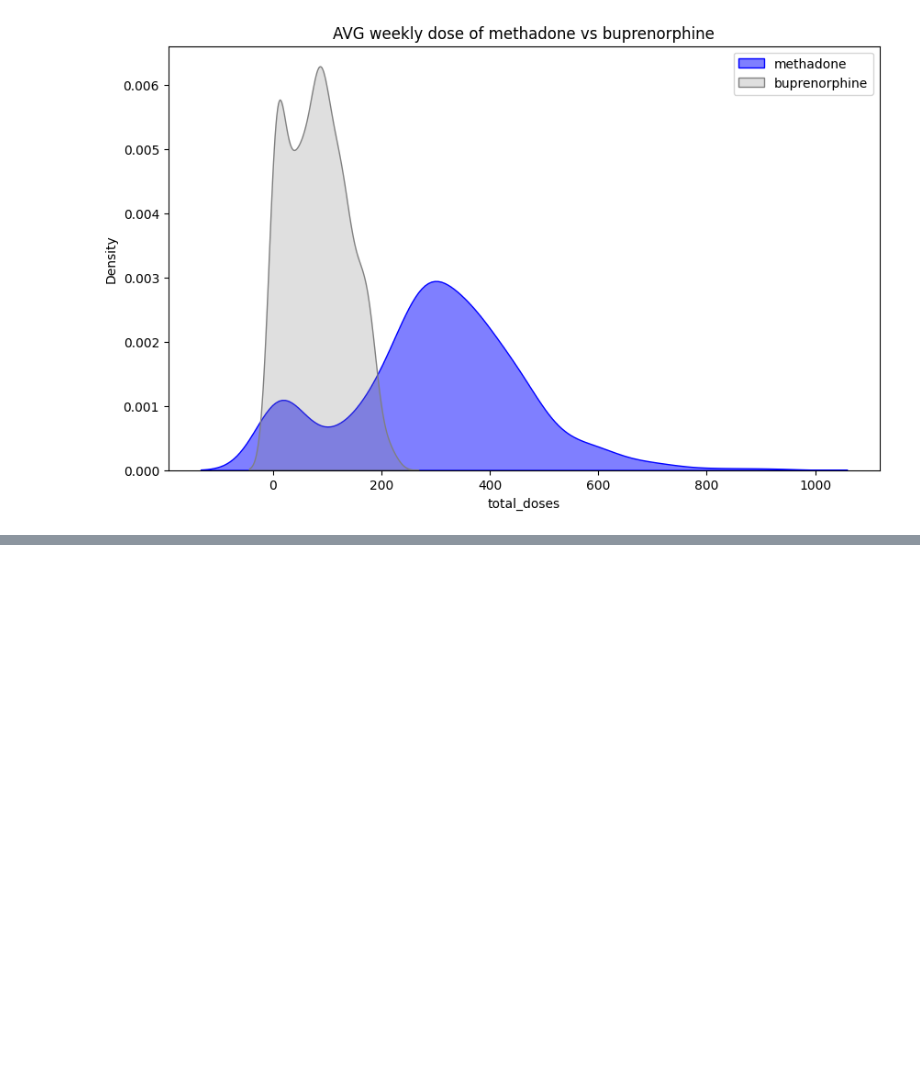
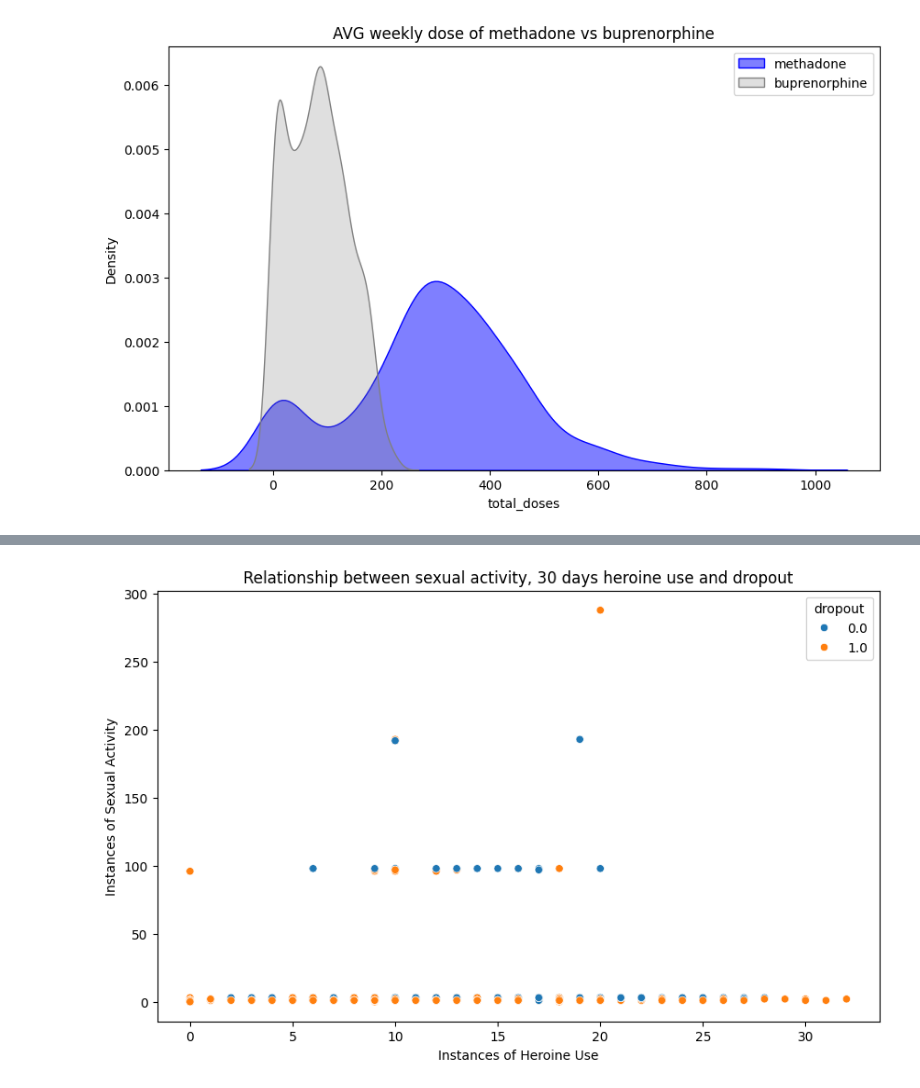
Before and after one commit to DanHerman212/precision_medicine, a Jupyter notebook: code/3_data_visualization.ipynb, the cells around one changed output, grey strips where cells are left out. Saved outputs shown, nothing was run; the diff lists cells and outputs as text; code cells hidden in the pictures; blank space fills up the shorter version.

```diff
--- a/code/3_data_visualization.ipynb
+++ b/code/3_data_visualization.ipynb
@@ -101,0 +157,10 @@ test_results
+# %%
+# relationship sexual activity, heroin use and dropout
+plt.figure(figsize=(10, 6))
+sns.scatterplot(y='rbs_sexual_activity', x='cows_predose', hue='dropout', data=data)
+plt.title('Relationship between sexual activity, 30 days heroine use and dropout')
+plt.xlabel('Instances of Heroine Use')
+plt.ylabel('Instances of Sexual Activity')
+plt.show()
+# %% [output]
+[figure, added]
```
Also changed, not shown: parts of 15 cells of this notebook.
